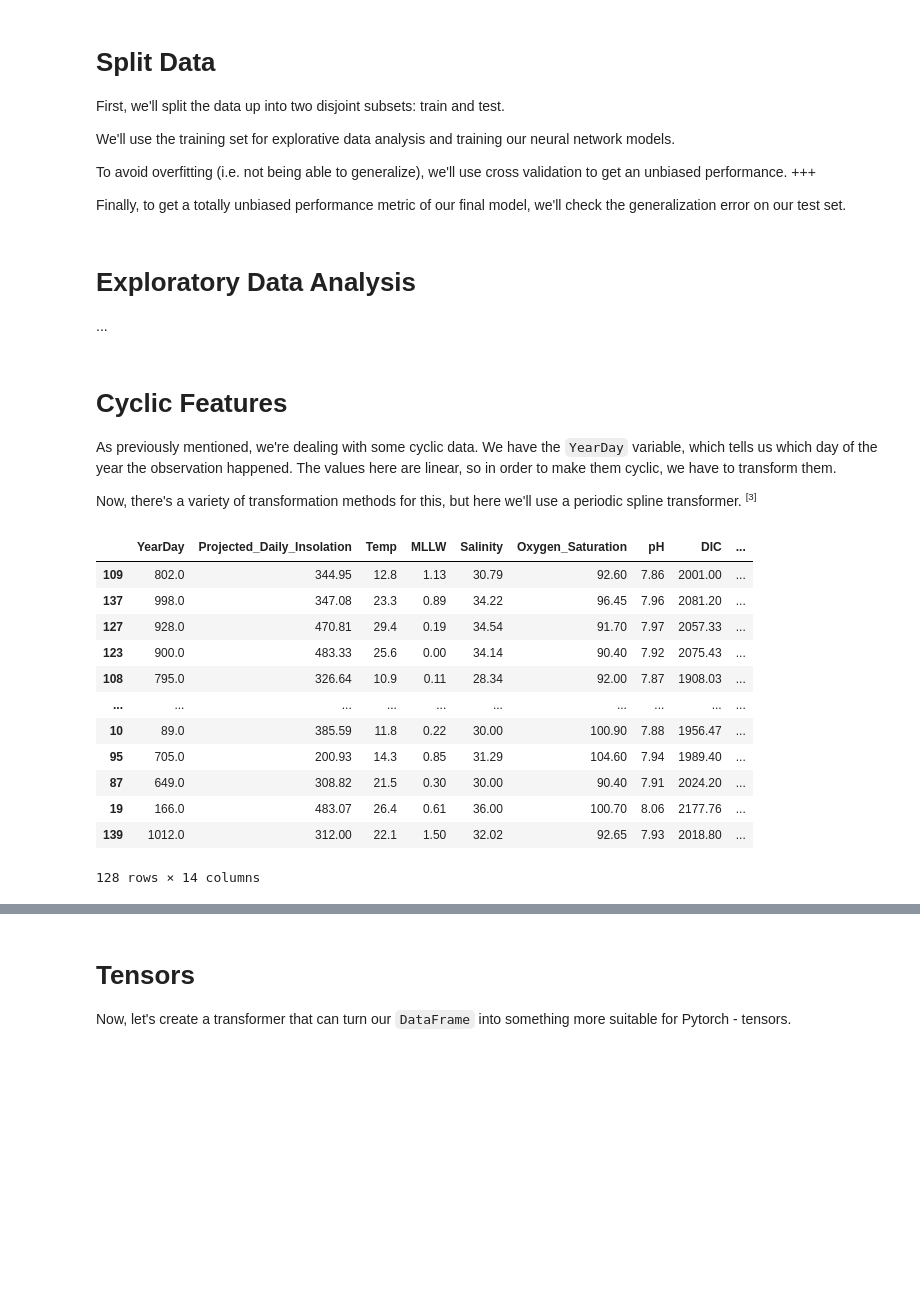
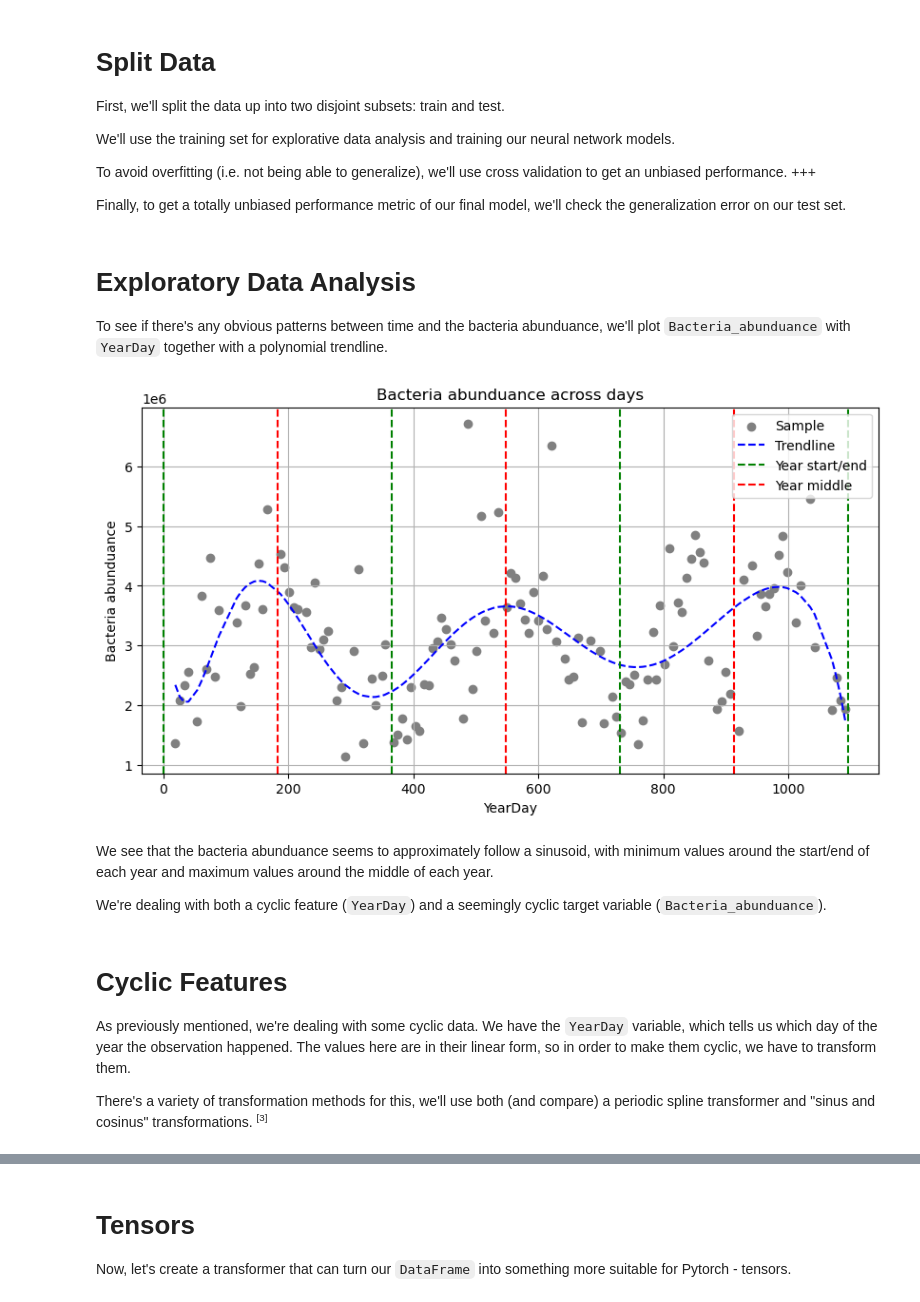
Before and after one commit to jonassterud/OCES5303_A2, a Jupyter notebook: ass2_oces5303_21335836.ipynb, the cells around one changed output, grey strips where cells are left out. Cells and saved outputs as stored; diff of their text form; code cells hidden in the pictures; blank space fills up the shorter version.

```diff
--- a/ass2_oces5303_21335836.ipynb
+++ b/ass2_oces5303_21335836.ipynb
@@ -179,18 +176,55 @@ Xy_train = pd.concat([X_train, y_train], axis=1)
 <h1>Exploratory Data Analysis</h1>
 
 <p>
-...
+To see if there's any obvious patterns between time and the bacteria abunduance, we'll plot <code>Bacteria_abunduance</code> with <code>YearDay</code> together with a polynomial trendline.
 </p>
+# %%
+## Sort data and create polynomial trendline
+
+df_viz = Xy_train.sort_values(by="YearDay")
+poly = np.poly1d(np.polyfit(df_viz["YearDay"], df_viz["Bacteria_abundance"], 9))
+
+## Display data and trendline
+
+plt.figure(figsize=(10, 5))
+plt.scatter(df_viz["YearDay"], df_viz["Bacteria_abundance"], c="grey", label="Sample")
+plt.plot(df_viz["YearDay"], poly(df_viz["YearDay"]), "b--", label="Trendline")
+
+plt.axvline(x=365*0, color='g', linestyle='--', label="")
+plt.axvline(x=365*1, color='g', linestyle='--', label="")
+plt.axvline(x=365*2, color='g', linestyle='--', label="")
+plt.axvline(x=365*3, color='g', linestyle='--', label="Year start/end")
+
+plt.axvline(x=365*0+182.5, color='r', linestyle='--', label="")
+plt.axvline(x=365*1+182.5, color='r', linestyle='--', label="")
+plt.axvline(x=365*2+182.5, color='r', linestyle='--', label="Year middle")
+
+plt.xlabel("YearDay")
+plt.ylabel("Bacteria abunduance")
+plt.title(f"Bacteria abunduance across days")
+plt.legend()
+plt.grid()
+plt.show()
+# %% [output]
+[figure, added]
+# %% [markdown]
+<p>
+We see that the bacteria abunduance seems to approximately follow a sinusoid, with minimum values around the start/end of each year and maximum values around the middle of each year.
+</p>
+
+<p>
+We're dealing with both a cyclic feature (<code>YearDay</code>) and a seemingly cyclic target variable (<code>Bacteria_abunduance</code>).
+</p>
 # %% [markdown]
 <h1>Cyclic Features</h1>
 
 <p>
 As previously mentioned, we're dealing with some cyclic data.
-We have the <code>YearDay</code> variable, which tells us which day of the year the observation happened. The values here are linear, so in order to make them cyclic, we have to transform them.
+We have the <code>YearDay</code> variable, which tells us which day of the year the observation happened. The values here are in their linear form, so in order to make them cyclic, we have to transform them.
 </p>
 
 <p>
-Now, there's a variety of transformation methods for this, but here we'll use a periodic spline transformer. <sup><small>[3]</small></sup>
+There's a variety of transformation methods for this, we'll use both (and compare) a periodic spline transformer and "sinus and cosinus" transformations. <sup><small>[3]</small></sup>
 </p>
 # %%
 ## Create spline transformer
@@ -208,20 +242,4 @@ t_cyclic_spline = ColumnTransformer(
     remainder="passthrough",
     verbose_feature_names_out=False
 )
-# %%
-Xy_train
-# %% [output]
-|  | YearDay | Projected_Daily_Insolation | Temp | MLLW | Salinity | Oxygen_Saturation | pH | DIC | ... |
-| 109 | 802.0 | 344.95 | 12.8 | 1.13 | 30.79 | 92.60 | 7.86 | 2001.00 | ... |
-| 137 | 998.0 | 347.08 | 23.3 | 0.89 | 34.22 | 96.45 | 7.96 | 2081.20 | ... |
-| 127 | 928.0 | 470.81 | 29.4 | 0.19 | 34.54 | 91.70 | 7.97 | 2057.33 | ... |
-| 123 | 900.0 | 483.33 | 25.6 | 0.00 | 34.14 | 90.40 | 7.92 | 2075.43 | ... |
-| 108 | 795.0 | 326.64 | 10.9 | 0.11 | 28.34 | 92.00 | 7.87 | 1908.03 | ... |
-| ... | ... | ... | ... | ... | ... | ... | ... | ... | ... |
-| 10 | 89.0 | 385.59 | 11.8 | 0.22 | 30.00 | 100.90 | 7.88 | 1956.47 | ... |
-| 95 | 705.0 | 200.93 | 14.3 | 0.85 | 31.29 | 104.60 | 7.94 | 1989.40 | ... |
-| 87 | 649.0 | 308.82 | 21.5 | 0.30 | 30.00 | 90.40 | 7.91 | 2024.20 | ... |
-| 19 | 166.0 | 483.07 | 26.4 | 0.61 | 36.00 | 100.70 | 8.06 | 2177.76 | ... |
-| 139 | 1012.0 | 312.00 | 22.1 | 1.50 | 32.02 | 92.65 | 7.93 | 2018.80 | ... |
-128 rows × 14 columns
 # %%
```
Also changed, not shown: parts of 10 cells of this notebook.
